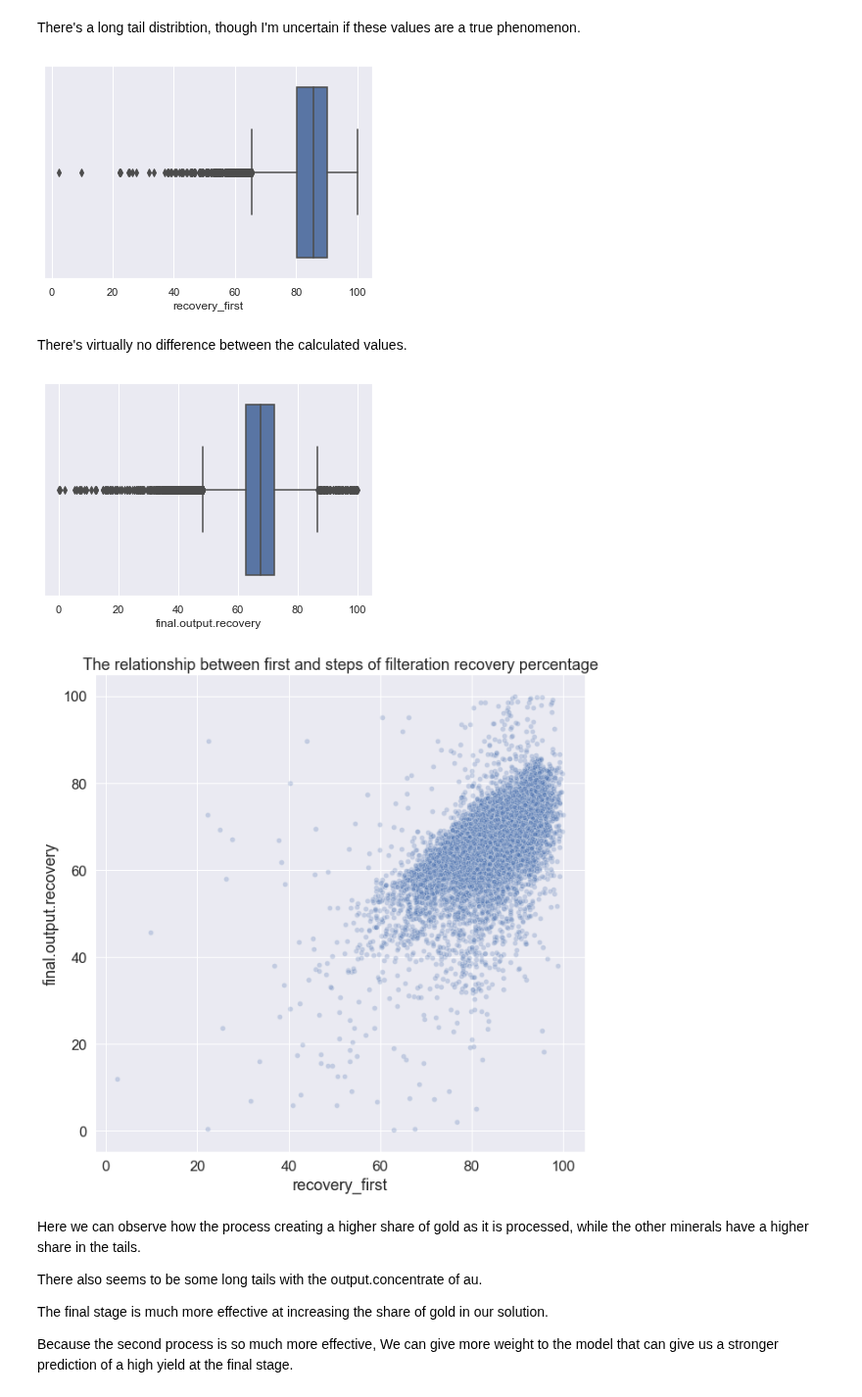
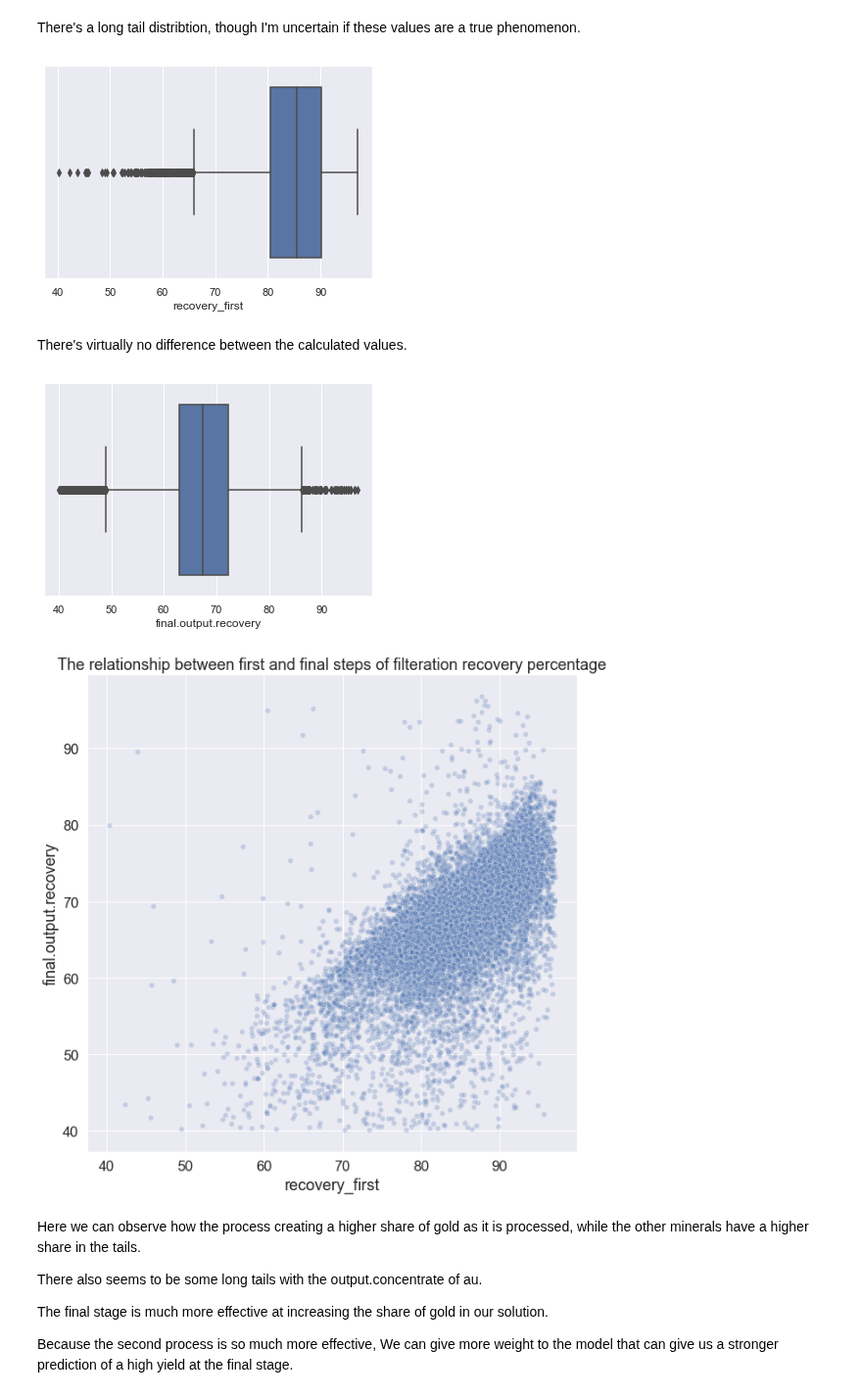
Before and after one commit to jordwil/ds_blog, a Jupyter notebook: _notebooks/2020-07-30-int-project-gold.ipynb, the cells around one changed output. Shown at 98% size. Saved outputs shown, nothing was run; the diff lists cells and outputs as text; code cells hidden in the pictures.

Commit message:
agressive triming of target variable ranges - 6.12 SMAPE

```diff
--- a/_notebooks/2020-07-30-int-project-gold.ipynb
+++ b/_notebooks/2020-07-30-int-project-gold.ipynb
@@ -117,7 +117,7 @@ def clean_target(df, targets):
 
     clean_na = ~df[targets].isna().any(axis=1)
 
-    clean_outrange = df[targets].apply(lambda x: x.between(0, 100, inclusive=False)).all(axis=1)
+    clean_outrange = df[targets].apply(lambda x: x.between(40, 97, inclusive=False)).all(axis=1)
 
     return df.loc[clean_na & clean_outrange]
 # %%
@@ -206,7 +206,7 @@ There's a long tail distribtion, though I'm uncertain if these values are a true
 sns.boxplot(train["recovery_first"])
 plt.show()
 # %% [output]
-[figure, old version]
+[figure, new version]
 # %% [markdown]
 There's virtually no difference between the calculated values.
 # %%
@@ -214,15 +214,15 @@ There's virtually no difference between the calculated values.
 sns.boxplot(train["final.output.recovery"])
 plt.show()
 # %% [output]
-[figure, old version]
+[figure, new version]
 # %%
 #collapse
 with sns.plotting_context("notebook", font_scale=1.5):
     fig, ax = plt.subplots(figsize=[10,10])
     sns.scatterplot(data=train, x='recovery_first', y='final.output.recovery', alpha=0.25, ax=ax)
-    ax.set(title='The relationship between first and steps of filteration recovery percentage')
+    ax.set(title='The relationship between first and final steps of filteration recovery percentage')
 # %% [output]
-[figure, old version]
+[figure, new version]
 # %% [markdown]
 Here we can observe how the process creating a higher share of gold as it is processed, while the other minerals have a higher share in the tails.
 
```
Also changed, not shown: parts of 14 cells of this notebook.
